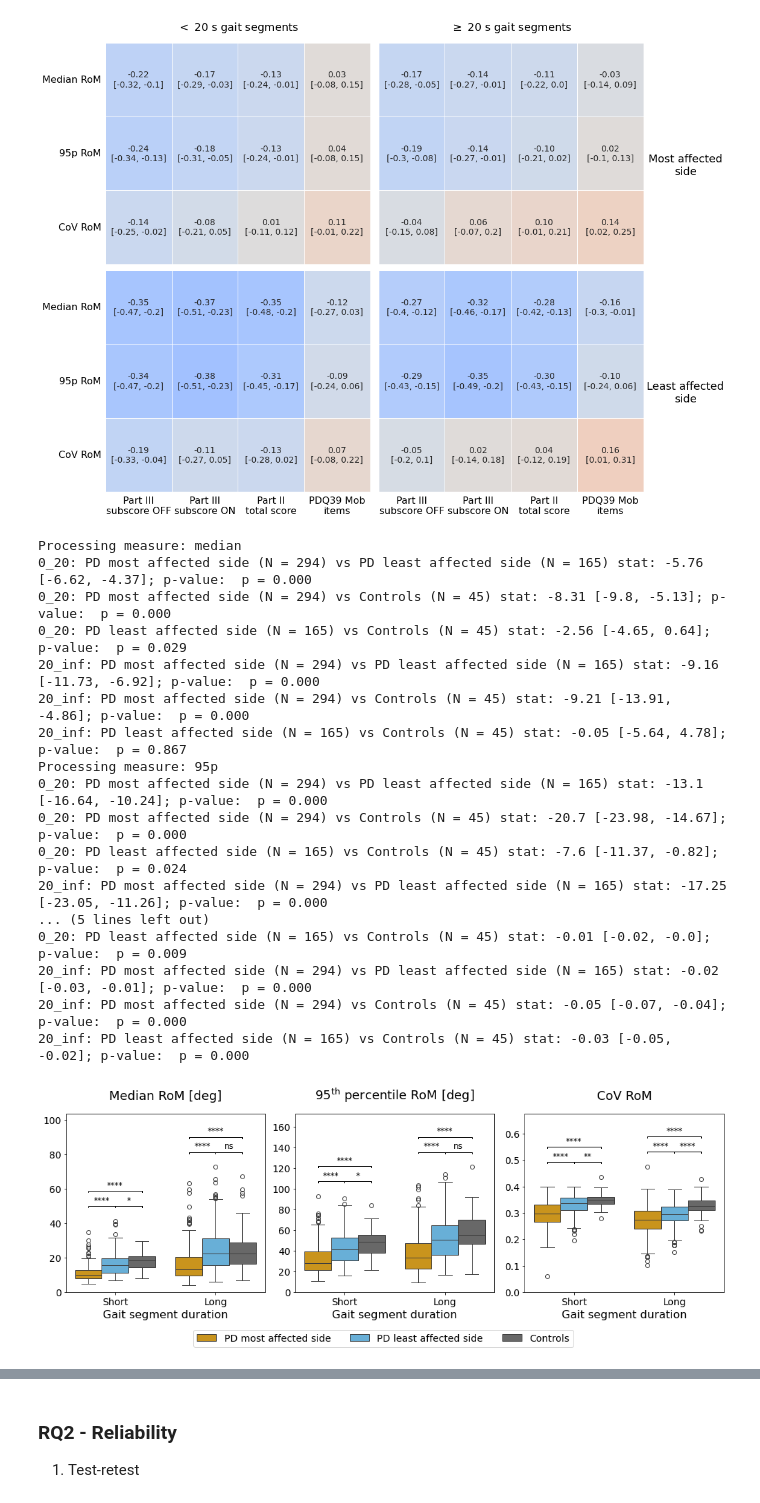
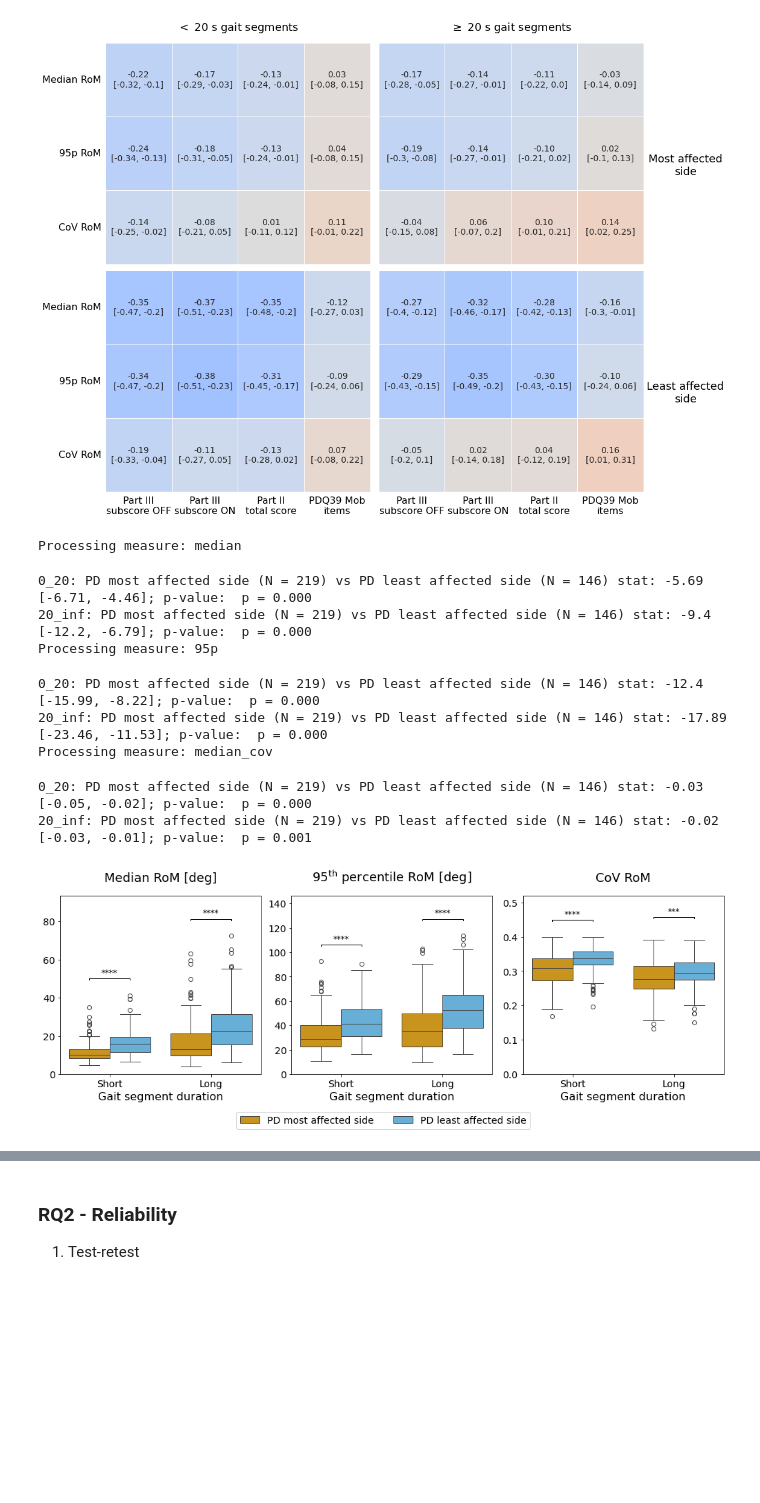
Before and after one commit to AI-for-Parkinson-Lab/longitudinal_arm_swing, a Jupyter notebook: notebooks/2.cross-sectional.ipynb, the cells around one changed output, grey strips where cells are left out. Cells and saved outputs as stored; diff of their text form; code cells hidden in the pictures; blank space fills up the shorter version.

```diff
--- a/notebooks/2.cross-sectional.ipynb
+++ b/notebooks/2.cross-sectional.ipynb
@@ -504,7 +503,7 @@ Median cov range of motion
 [figure]
 # %%
 round_pval = False
-med_state = None
+med_state = 'med'
 filter_type = 'filtered'
 
 if med_state in ['no_med', 'med']:
@@ -612,47 +611,39 @@ for i, agg in enumerate(aggregates):
     else:
         ylabel = f'{AGGREGATION_RENAMING[agg]} RoM [deg]'
 
     ax[i].set_ylabel('')
     ax[i].set_title(ylabel, size=PLOT_TITLESIZE, pad=20)
     ax[i].set_xlabel('Gait segment duration', size=PLOT_LABELSIZE)
 
     legend = ax[i].get_legend()
     if legend is not None:
         legend.remove()
 
 handles, labels = ax[0].get_legend_handles_labels()
 fig.legend(
     handles, labels,
     loc='lower center',
     ncols=3,
     fontsize=PLOT_LEGEND_FONTSIZE,
     frameon=True,
     bbox_to_anchor=(0.5, -0.1)
 )
 
 fig.tight_layout()
 
 plt.show()
 
 if save_plots:
     fig.savefig(PATH_FIGURES / 'r_cs_group_diff_rom.png', dpi=600, bbox_inches='tight')
     fig.savefig(PATH_FIGURES / 'vectors' / 'r_cs_group_diff_rom.pdf', dpi=600, bbox_inches='tight')
 # %% [output]
 Processing measure: median
-0_20: PD most affected side (N = 294) vs PD least affected side (N = 165) stat: -5.76 [-6.62, -4.37]; p-value:  p = 0.000
-0_20: PD most affected side (N = 294) vs Controls (N = 45) stat: -8.31 [-9.8, -5.13]; p-value:  p = 0.000
-0_20: PD least affected side (N = 165) vs Controls (N = 45) stat: -2.56 [-4.65, 0.64]; p-value:  p = 0.029
-20_inf: PD most affected side (N = 294) vs PD least affected side (N = 165) stat: -9.16 [-11.73, -6.92]; p-value:  p = 0.000
-20_inf: PD most affected side (N = 294) vs Controls (N = 45) stat: -9.21 [-13.91, -4.86]; p-value:  p = 0.000
-20_inf: PD least affected side (N = 165) vs Controls (N = 45) stat: -0.05 [-5.64, 4.78]; p-value:  p = 0.867
-Processing measure: 95p
-0_20: PD most affected side (N = 294) vs PD least affected side (N = 165) stat: -13.1 [-16.64, -10.24]; p-value:  p = 0.000
-0_20: PD most affected side (N = 294) vs Controls (N = 45) stat: -20.7 [-23.98, -14.67]; p-value:  p = 0.000
-0_20: PD least affected side (N = 165) vs Controls (N = 45) stat: -7.6 [-11.37, -0.82]; p-value:  p = 0.024
-20_inf: PD most affected side (N = 294) vs PD least affected side (N = 165) stat: -17.25 [-23.05, -11.26]; p-value:  p = 0.000
-... (5 lines left out)
-0_20: PD least affected side (N = 165) vs Controls (N = 45) stat: -0.01 [-0.02, -0.0]; p-value:  p = 0.009
-20_inf: PD most affected side (N = 294) vs PD least affected side (N = 165) stat: -0.02 [-0.03, -0.01]; p-value:  p = 0.000
-20_inf: PD most affected side (N = 294) vs Controls (N = 45) stat: -0.05 [-0.07, -0.04]; p-value:  p = 0.000
-20_inf: PD least affected side (N = 165) vs Controls (N = 45) stat: -0.03 [-0.05, -0.02]; p-value:  p = 0.000
+0_20: PD most affected side (N = 219) vs PD least affected side (N = 146) stat: -5.69 [-6.71, -4.46]; p-value:  p = 0.000
+20_inf: PD most affected side (N = 219) vs PD least affected side (N = 146) stat: -9.4 [-12.2, -6.79]; p-value:  p = 0.000
+Processing measure: 95p
+0_20: PD most affected side (N = 219) vs PD least affected side (N = 146) stat: -12.4 [-15.99, -8.22]; p-value:  p = 0.000
+20_inf: PD most affected side (N = 219) vs PD least affected side (N = 146) stat: -17.89 [-23.46, -11.53]; p-value:  p = 0.000
+Processing measure: median_cov
+0_20: PD most affected side (N = 219) vs PD least affected side (N = 146) stat: -0.03 [-0.05, -0.02]; p-value:  p = 0.000
+20_inf: PD most affected side (N = 219) vs PD least affected side (N = 146) stat: -0.02 [-0.03, -0.01]; p-value:  p = 0.001
-[figure, old version]
+[figure, new version]
```
Also changed, not shown: parts of 10 cells of this notebook, 7 other files.
